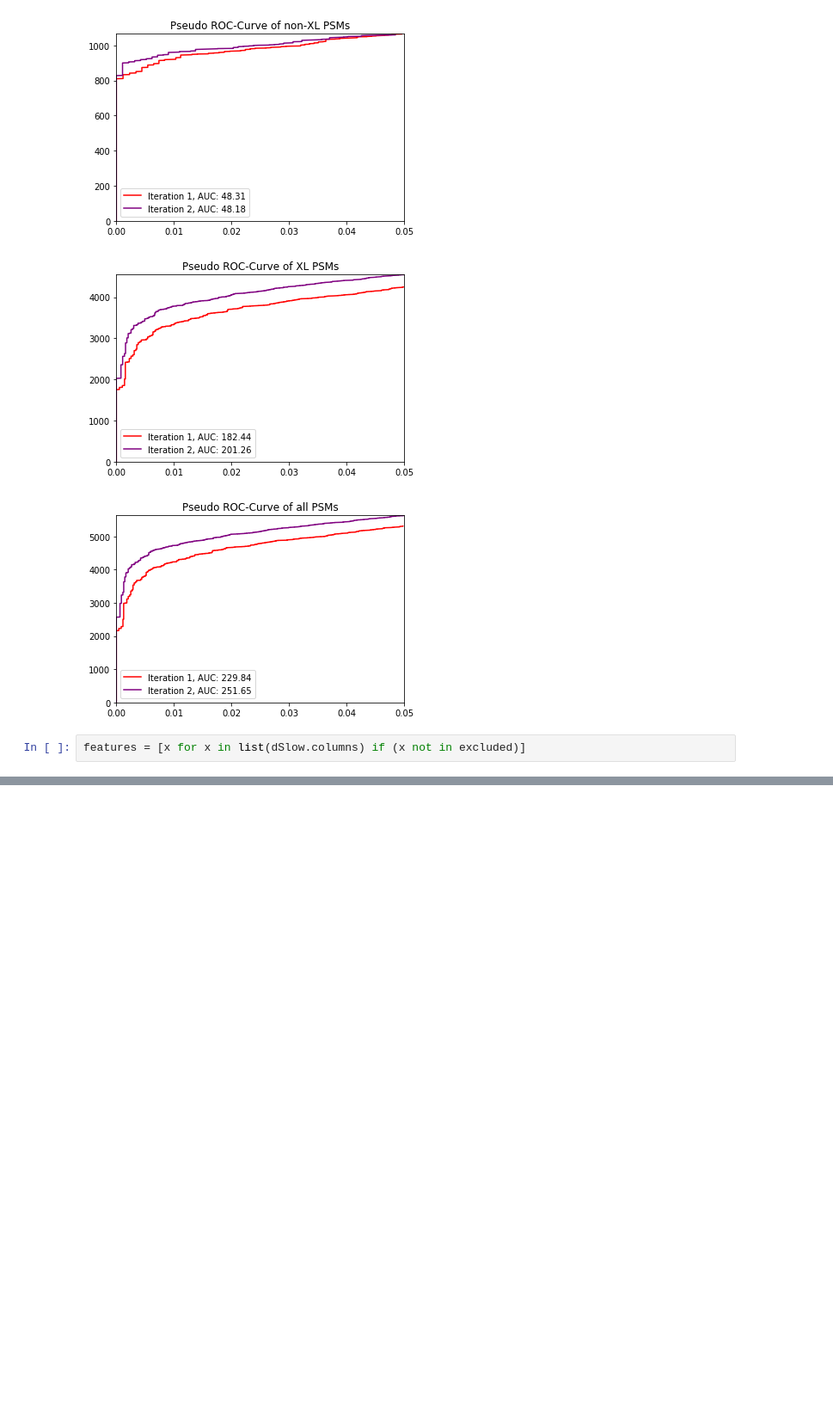
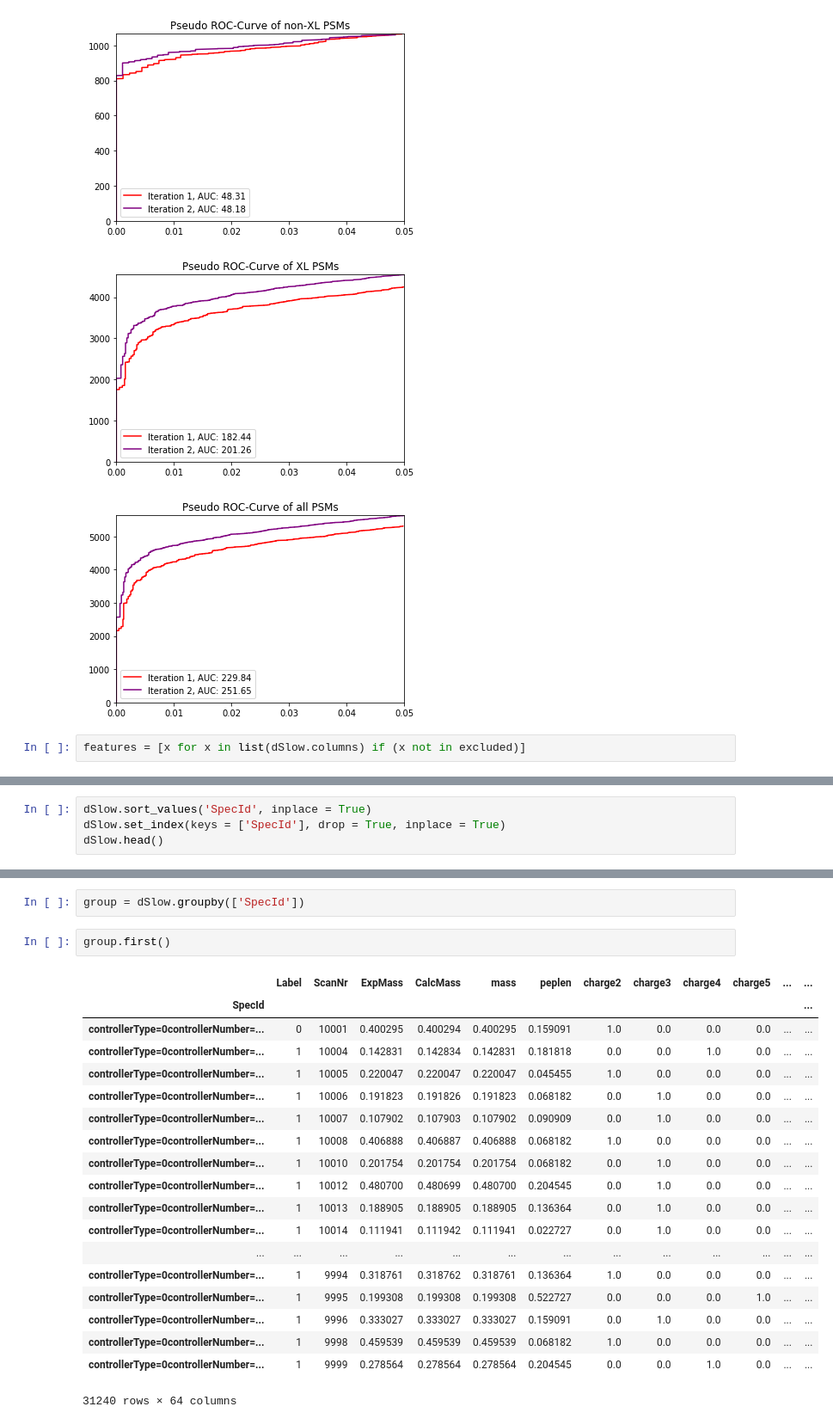
Before and after one commit to emilpaulitz/Bachelor-Thesis, a Jupyter notebook: src/Testing.ipynb, the cells around one changed output, grey strips where cells are left out. Shown at 86% size. Drawn from its saved outputs; the diff is of its cells as text; blank space fills up the shorter version.

Commit message:
ScanNr experiment

```diff
--- a/src/Testing.ipynb
+++ b/src/Testing.ipynb
@@ -125,0 +58,4 @@ Wall time: 180 ms
+# %%
+dSlow.sort_values('SpecId', inplace = True)
+dSlow.set_index(keys = ['SpecId'], drop = True, inplace = True)
+dSlow.head()
@@ -125,0 +81,24 @@ Wall time: 180 ms
+# %%
+group = dSlow.groupby(['SpecId'])
+# %%
+group.first()
+# %% [output]
+|  | Label | ScanNr | ExpMass | CalcMass | mass | peplen | charge2 | charge3 | charge4 | charge5 | ... | ... |
+| SpecId |  |  |  |  |  |  |  |  |  |  |  | ... |
+| controllerType=0controllerNumber=... | 0 | 10001 | 0.400295 | 0.400294 | 0.400295 | 0.159091 | 1.0 | 0.0 | 0.0 | 0.0 | ... | ... |
+| controllerType=0controllerNumber=... | 1 | 10004 | 0.142831 | 0.142834 | 0.142831 | 0.181818 | 0.0 | 0.0 | 1.0 | 0.0 | ... | ... |
+| controllerType=0controllerNumber=... | 1 | 10005 | 0.220047 | 0.220047 | 0.220047 | 0.045455 | 1.0 | 0.0 | 0.0 | 0.0 | ... | ... |
+| controllerType=0controllerNumber=... | 1 | 10006 | 0.191823 | 0.191826 | 0.191823 | 0.068182 | 0.0 | 1.0 | 0.0 | 0.0 | ... | ... |
+| controllerType=0controllerNumber=... | 1 | 10007 | 0.107902 | 0.107903 | 0.107902 | 0.090909 | 0.0 | 1.0 | 0.0 | 0.0 | ... | ... |
+| controllerType=0controllerNumber=... | 1 | 10008 | 0.406888 | 0.406887 | 0.406888 | 0.068182 | 1.0 | 0.0 | 0.0 | 0.0 | ... | ... |
+| controllerType=0controllerNumber=... | 1 | 10010 | 0.201754 | 0.201754 | 0.201754 | 0.068182 | 0.0 | 1.0 | 0.0 | 0.0 | ... | ... |
+| controllerType=0controllerNumber=... | 1 | 10012 | 0.480700 | 0.480699 | 0.480700 | 0.204545 | 0.0 | 1.0 | 0.0 | 0.0 | ... | ... |
+| controllerType=0controllerNumber=... | 1 | 10013 | 0.188905 | 0.188905 | 0.188905 | 0.136364 | 0.0 | 1.0 | 0.0 | 0.0 | ... | ... |
+| controllerType=0controllerNumber=... | 1 | 10014 | 0.111941 | 0.111942 | 0.111941 | 0.022727 | 0.0 | 1.0 | 0.0 | 0.0 | ... | ... |
+| ... | ... | ... | ... | ... | ... | ... | ... | ... | ... | ... | ... | ... |
+| controllerType=0controllerNumber=... | 1 | 9994 | 0.318761 | 0.318762 | 0.318761 | 0.136364 | 1.0 | 0.0 | 0.0 | 0.0 | ... | ... |
+| controllerType=0controllerNumber=... | 1 | 9995 | 0.199308 | 0.199308 | 0.199308 | 0.522727 | 0.0 | 0.0 | 0.0 | 1.0 | ... | ... |
+| controllerType=0controllerNumber=... | 1 | 9996 | 0.333027 | 0.333027 | 0.333027 | 0.159091 | 0.0 | 1.0 | 0.0 | 0.0 | ... | ... |
+| controllerType=0controllerNumber=... | 1 | 9998 | 0.459539 | 0.459539 | 0.459539 | 0.068182 | 1.0 | 0.0 | 0.0 | 0.0 | ... | ... |
+| controllerType=0controllerNumber=... | 1 | 9999 | 0.278564 | 0.278564 | 0.278564 | 0.204545 | 0.0 | 0.0 | 1.0 | 0.0 | ... | ... |
+31240 rows × 64 columns
```
Also changed, not shown: parts of 13 cells of this notebook, 5 other files.
